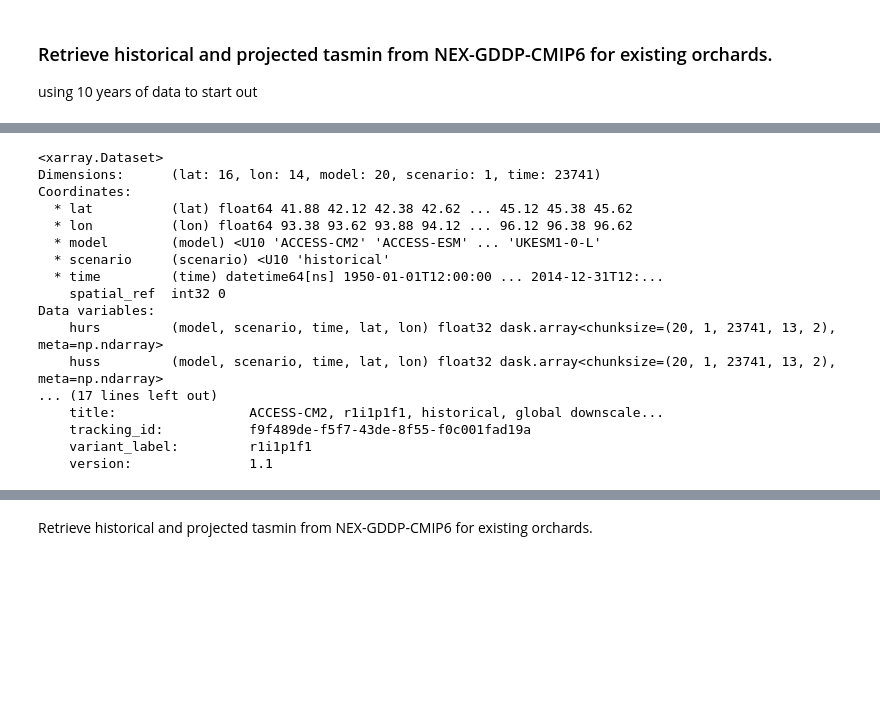
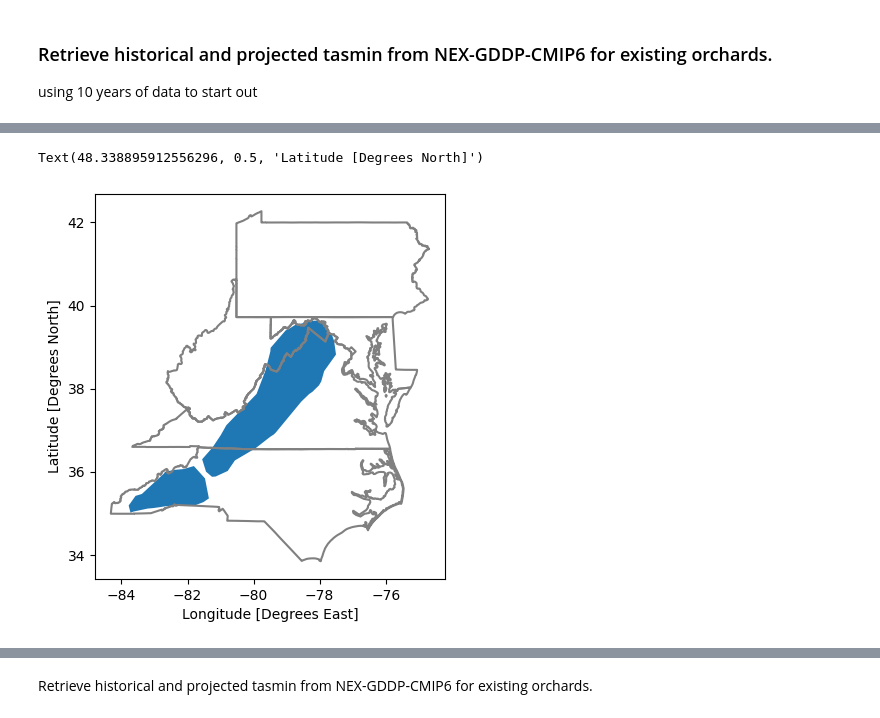
Before and after one commit to FixCarbon/um-mads, a Jupyter notebook: notebooks/retrieve_tasmin.ipynb, the cells around one changed output, grey strips where cells are left out. Drawn from its saved outputs; the diff is of its cells as text; code cells hidden in the pictures; blank space fills up the shorter version.

```diff
--- a/notebooks/retrieve_tasmin.ipynb
+++ b/notebooks/retrieve_tasmin.ipynb
@@ -24,2 +90,23 @@ from dask.distributed import Client
+# %%
+# starting region
+orchards_shape_file_path = "../data/processed/gdf_easternmountain_polygons/gdf_easternmountain_polygons.shp"
+
+east_orchards_gdf = gpd.read_file(orchards_shape_file_path)
+east_orchards_gdf.geometry = east_orchards_gdf.geometry.translate(xoff=-180)
+# %%
+#https://www.census.gov/geographies/mapping-files/time-series/geo/carto-boundary-file.html
+states = gpd.read_file('../data/external/cb_2018_us_state_5m/cb_2018_us_state_5m.shp')
+states = states.to_crs("EPSG:4326")
+
+#northwest = states[states['STUSPS'].isin(['PA','NY','VA','MD','CT', 'MA', 'DE', 'NJ','WV','NH','VT','ME'])]
+east = states[states['STUSPS'].isin(['VA','NC','WV','MD','PA'])]
+# %%
+us_boundary_map = east.boundary.plot(figsize=(5, 5), color="Gray")
+east_orchards_gdf.plot(ax = us_boundary_map)
+plt.xlabel('Longitude [Degrees East]')
+plt.ylabel('Latitude [Degrees North]')
+# %% [output]
+Text(48.338895912556296, 0.5, 'Latitude [Degrees North]')
+[figure, added]
 # %%
 # Load Data
@@ -33,20 +114,0 @@ ds_historical_clipped = select_region(ds_historical, geodf)
-# %%
-ds_historical_clipped
-# %% [output]
-<xarray.Dataset>
-Dimensions:      (lat: 16, lon: 14, model: 20, scenario: 1, time: 23741)
-Coordinates:
-  * lat          (lat) float64 41.88 42.12 42.38 42.62 ... 45.12 45.38 45.62
-  * lon          (lon) float64 93.38 93.62 93.88 94.12 ... 96.12 96.38 96.62
-  * model        (model) <U10 'ACCESS-CM2' 'ACCESS-ESM' ... 'UKESM1-0-L'
-  * scenario     (scenario) <U10 'historical'
-  * time         (time) datetime64[ns] 1950-01-01T12:00:00 ... 2014-12-31T12:...
-    spatial_ref  int32 0
-Data variables:
-    hurs         (model, scenario, time, lat, lon) float32 dask.array<chunksize=(20, 1, 23741, 13, 2), meta=np.ndarray>
-    huss         (model, scenario, time, lat, lon) float32 dask.array<chunksize=(20, 1, 23741, 13, 2), meta=np.ndarray>
-... (17 lines left out)
-    title:                 ACCESS-CM2, r1i1p1f1, historical, global downscale...
-    tracking_id:           f9f489de-f5f7-43de-8f55-f0c001fad19a
-    variant_label:         r1i1p1f1
-    version:               1.1
```
Also changed, not shown: parts of 41 cells of this notebook, 8 other files.
